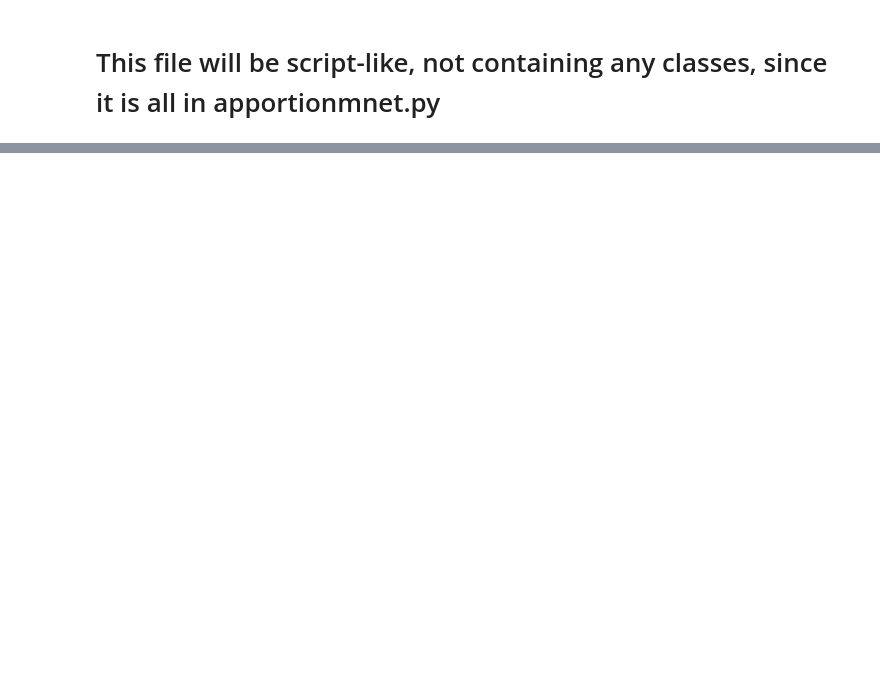
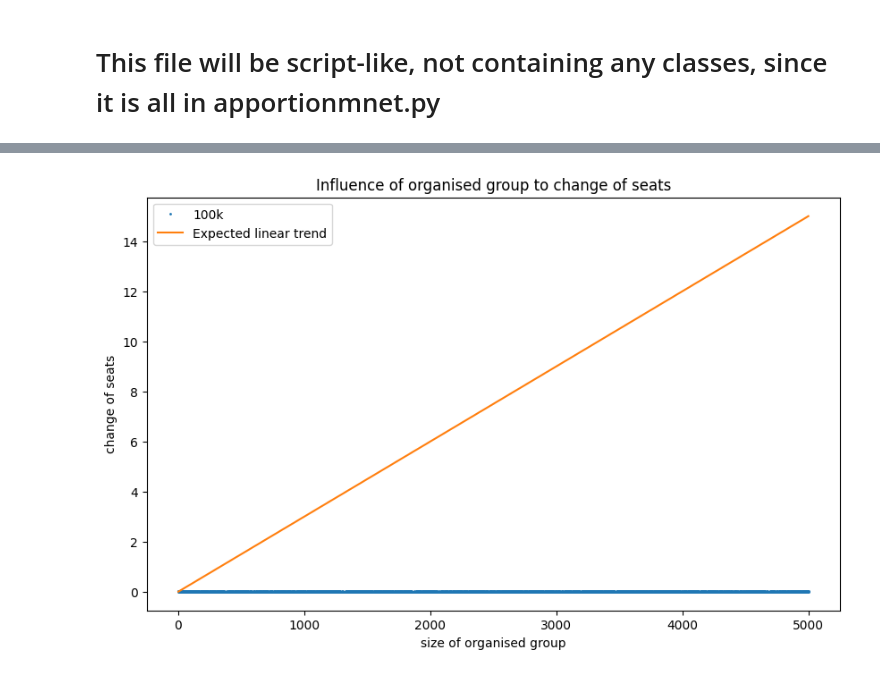
Before and after one commit to JnKamas/bc-praca, a Jupyter notebook: solution.ipynb, the cells around one changed output, grey strips where cells are left out. Drawn from its saved outputs; the diff is of its cells as text; code cells hidden in the pictures; blank space fills up the shorter version.

```diff
--- a/solution.ipynb
+++ b/solution.ipynb
@@ -98,0 +170,53 @@ plt.show()
+# %%
+# COMPARISON OF VARIOUS??
+
+# df0 = pd.read_csv('old500k.csv')
+df1 = pd.read_csv('old100k.csv')
+df2 = pd.read_csv('old50k.csv')
+df3 = pd.read_csv('old10k.csv')
+df4 = pd.read_csv('old5k.csv')
+
+# g0 = df0.groupby('samples').mean()
+g1 = df1.groupby('samples').mean()
+g2 = df2.groupby('samples').mean()
+g3 = df3.groupby('samples').mean()
+g4 = df4.groupby('samples').mean()
+
+
+plt.figure(figsize=(10, 6))
+
+# x0 = g0.index
+# y0 = g0['diff'] * 10
+
+x1 = g1.index
+y1 = g1['diff']
+
+x2 = g2.index
+y2 = g2['diff']* 100
+
+x3 = g3.index
+y3 = g3['diff'] * 100
+
+x4 = g4.index
+y4 = g4['diff']* 100
+
+
+
+# plt.plot(x0, y0, 'o', markersize=1, label='500k')
+plt.plot(x1, y1, 'o', markersize=1, label='100k')
+# plt.plot(x2, y2, 'o', markersize=1, label='50k')
+# plt.plot(x3, y3, 'o', markersize=1, label='10k')
+# plt.plot(x4, y4, 'o', markersize=1, label='5k')
+
+x = np.arange(1, 5001)
+y = (3/1000) * x
+
+plt.plot(x, y, label='Expected linear trend')
+plt.xlabel('size of organised group')
+plt.ylabel('change of seats')
+plt.title('Influence of organised group to change of seats')
+
+plt.legend()
+plt.show()
+# %% [output]
+[figure, added]
```
Also changed, not shown: parts of 9 cells of this notebook, 9 other files.
